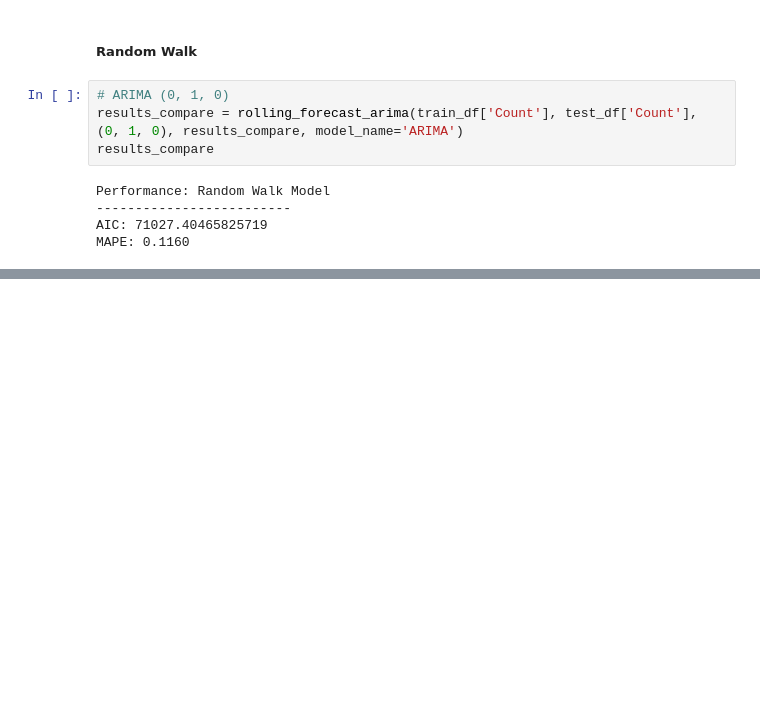
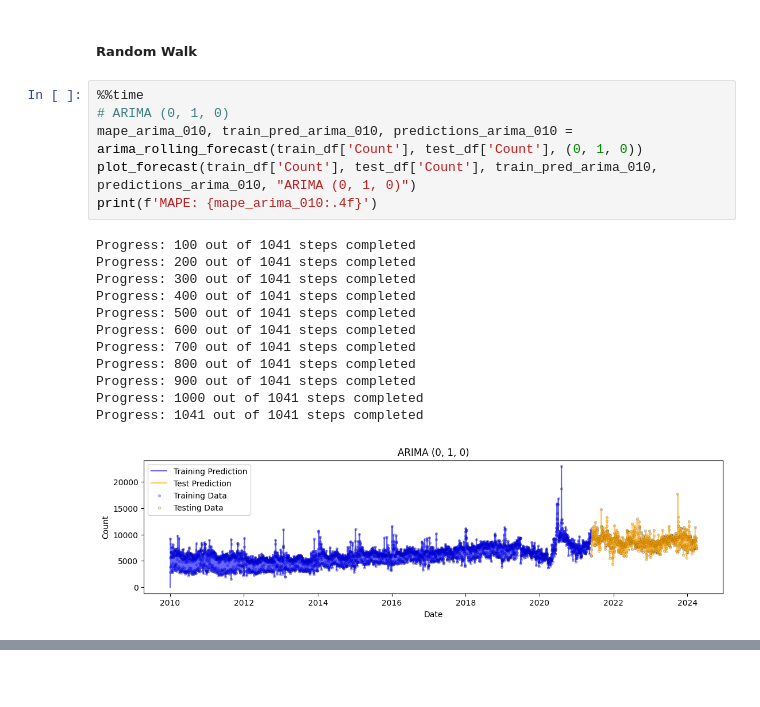
Before and after one commit to rjlatail/NYC_311_Forecasting, a Jupyter notebook: NYC_311_Forecasting_Notebook.ipynb, the cells around one changed output, grey strips where cells are left out. Cells and saved outputs as stored; diff of their text form; blank space fills up the shorter version.

```diff
--- a/NYC_311_Forecasting_Notebook.ipynb
+++ b/NYC_311_Forecasting_Notebook.ipynb
@@ -716,11 +740,21 @@ MAPE: 0.2944
 # %% [markdown]
 ##### Random Walk
 # %%
+%%time
 # ARIMA (0, 1, 0)
-results_compare = rolling_forecast_arima(train_df['Count'], test_df['Count'], (0, 1, 0), results_compare, model_name='ARIMA')
-results_compare
+mape_arima_010, train_pred_arima_010, predictions_arima_010 = arima_rolling_forecast(train_df['Count'], test_df['Count'], (0, 1, 0))
+plot_forecast(train_df['Count'], test_df['Count'], train_pred_arima_010, predictions_arima_010, "ARIMA (0, 1, 0)")
+print(f'MAPE: {mape_arima_010:.4f}')
 # %% [output]
-Performance: Random Walk Model
--------------------------
-AIC: 71027.40465825719
-MAPE: 0.1160
+Progress: 100 out of 1041 steps completed
+Progress: 200 out of 1041 steps completed
+Progress: 300 out of 1041 steps completed
+Progress: 400 out of 1041 steps completed
+Progress: 500 out of 1041 steps completed
+Progress: 600 out of 1041 steps completed
+Progress: 700 out of 1041 steps completed
+Progress: 800 out of 1041 steps completed
+Progress: 900 out of 1041 steps completed
+Progress: 1000 out of 1041 steps completed
+Progress: 1041 out of 1041 steps completed
+[figure, added]
```
Also changed, not shown: parts of 21 cells of this notebook.
